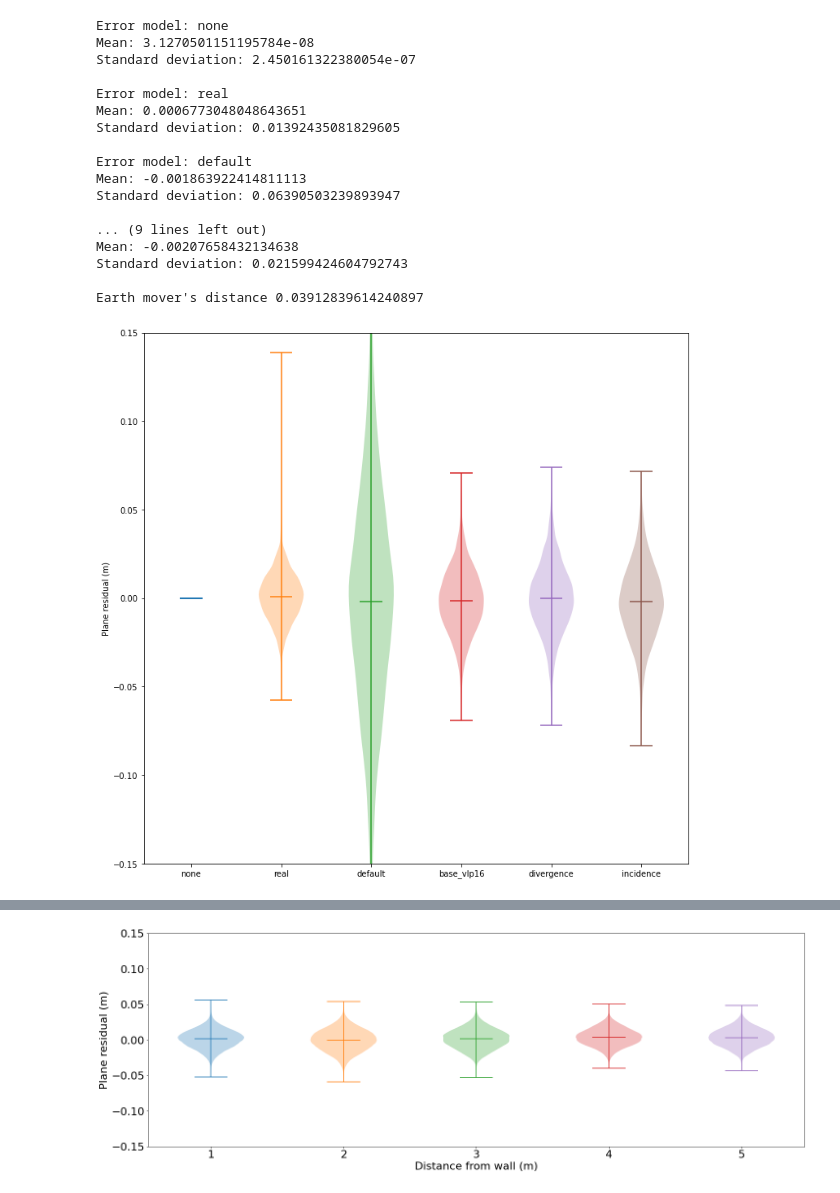
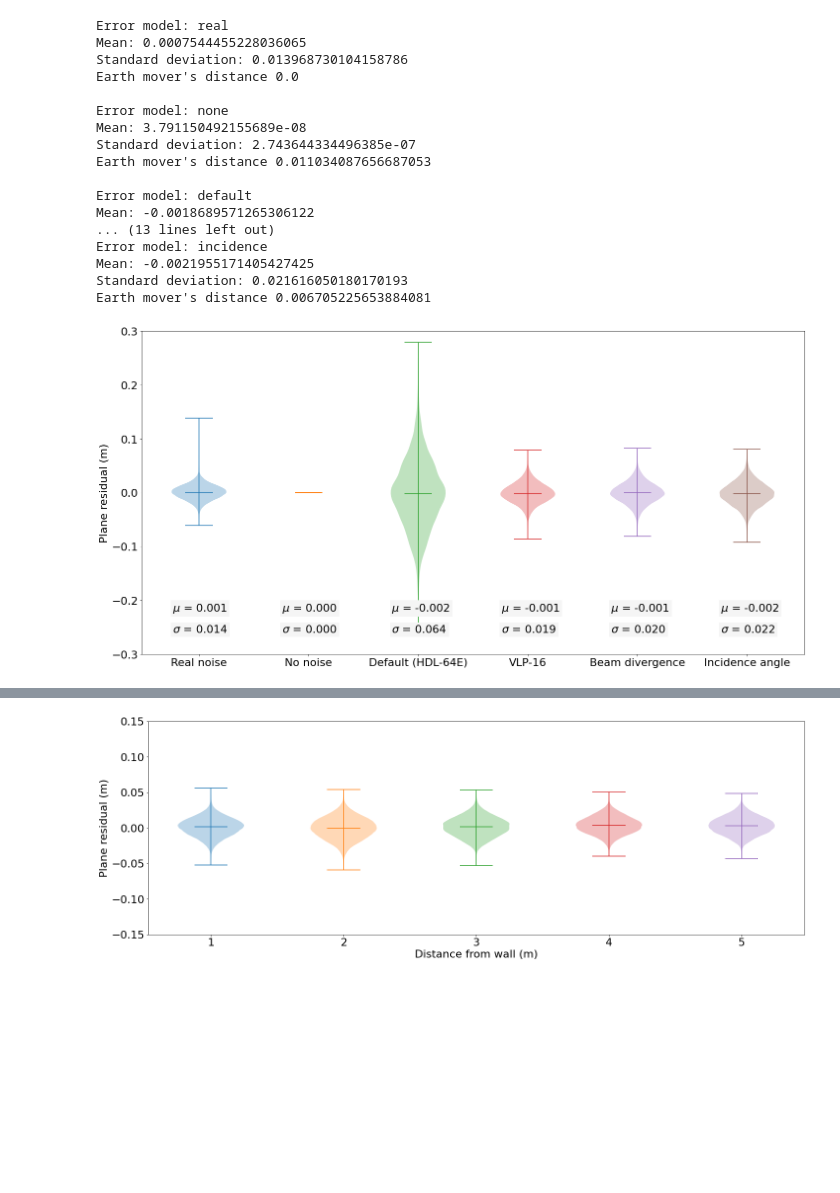
Before and after one commit to branislavjenco/thesis-code, a Jupyter notebook: using-pandas.ipynb, the cells around one changed output, grey strips where cells are left out. Drawn from its saved outputs; the diff is of its cells as text; code cells hidden in the pictures; blank space fills up the shorter version.

Commit message:
Added error comparison

```diff
--- a/using-pandas.ipynb
+++ b/using-pandas.ipynb
@@ -11,7 +11,7 @@ raw = {}
 distances = range(1, 6)
 runs = range(1, 2)
 kinds = ["wall", "floor"]
-error_models = ["none", "real", "default", "base_vlp16", "divergence",  "incidence"]
+error_models = ["real", "none", "default", "base_vlp16", "divergence",  "incidence"]
 path_lut = {
     "real": "/scratch/users/branisj/error_data/error_measurements/distances",
     "none": "/scratch/users/branisj/error_data/new_virtual_error_measurements/none",
@@ -204,45 +204,61 @@ def plot_per_laser(data, kind):
 # plot_per_laser(df, "wall")
 # plot_per_laser(df, "floor")
 # %%
+error2label = {
+    "real": "Real noise",
+    "none": "No noise",
+    "default": "Default (HDL-64E)",
+    "base_vlp16": "VLP-16",
+    "divergence": "Beam divergence",
+    "incidence": "Incidence angle"
+}
+
+error_models_without_ind = ["real", "none", "default", "base_vlp16", "divergence"]
+
 def plot_violin(data):
     fig = plt.figure()
-#     sns.violinplot(data=data["Value"])
-    fig.set_figwidth(12)
+    fig.set_figwidth(24)
     fig.set_figheight(12)
     for i, error in enumerate(error_models):
         plt.violinplot(data.query("Error == @error")["Value"], positions=[i], showmeans=True)
         print(f"Error model: {error}")
-        print("Mean:", data.query("Error == @error")["Value"].mean())
-        print("Standard deviation:", data.query("Error == @error")["Value"].std())
+        mean = data.query("Error == @error")["Value"].mean()
+        std = data.query("Error == @error")["Value"].std()
+        w = wasserstein_distance(data.query("Error == 'real'")["Value"], data.query("Error == @error")["Value"])
+        print("Mean:", mean)
+        print("Standard deviation:", std)
+        print("Earth mover's distance", w)
         print()
-    plt.ylim(-0.15, 0.15)
-    plt.xticks(range(len(error_models)), labels=error_models)
+        plt.text(i - 0.24, -0.22, f"$\mu$ = {mean:.3f}", backgroundcolor="whitesmoke")
+        plt.text(i - 0.24, -0.26, f"$\sigma$ = {std:.3f}",  backgroundcolor="whitesmoke")
+
+    plt.ylim(-0.3, 0.3)
+    plt.xticks(range(len(error_models)), labels=[error2label[x] for x in error_models])
     plt.ylabel("Plane residual (m)")
 #     fig.savefig("violins_all_together.png", bbox_inches='tight', pad_inches=1)
-    print("Earth mover's distance", wasserstein_distance(data.query("Error == 'real'")["Value"], data.query("Error == 'default'")["Value"]))
     plt.show()
 
-plot_violin(df.sample(30000))
+plot_violin(df.sample(100000))
 # plot_violin(df.query("Error == 'default'"))
 # %% [output]
+Error model: real
+Mean: 0.0007544455228036065
+Standard deviation: 0.013968730104158786
+Earth mover's distance 0.0
+
 Error model: none
-Mean: 3.1270501151195784e-08
-Standard deviation: 2.450161322380054e-07
-
-Error model: real
-Mean: 0.0006773048048643651
-Standard deviation: 0.01392435081829605
+Mean: 3.791150492155689e-08
+Standard deviation: 2.743644334496385e-07
+Earth mover's distance 0.011034087656687053
 
 Error model: default
-Mean: -0.001863922414811113
-Standard deviation: 0.06390503239893947
-
-... (9 lines left out)
-Mean: -0.00207658432134638
-Standard deviation: 0.021599424604792743
-
-Earth mover's distance 0.03912839614240897
+Mean: -0.0018689571265306122
+... (13 lines left out)
+Error model: incidence
+Mean: -0.0021955171405427425
+Standard deviation: 0.021616050180170193
+Earth mover's distance 0.006705225653884081
-[figure, old version]
+[figure, new version]
 # %%
 def plot_violin(data):
     fig = plt.figure()
```
Also changed, not shown: parts of 4 cells of this notebook, 3 other files.
